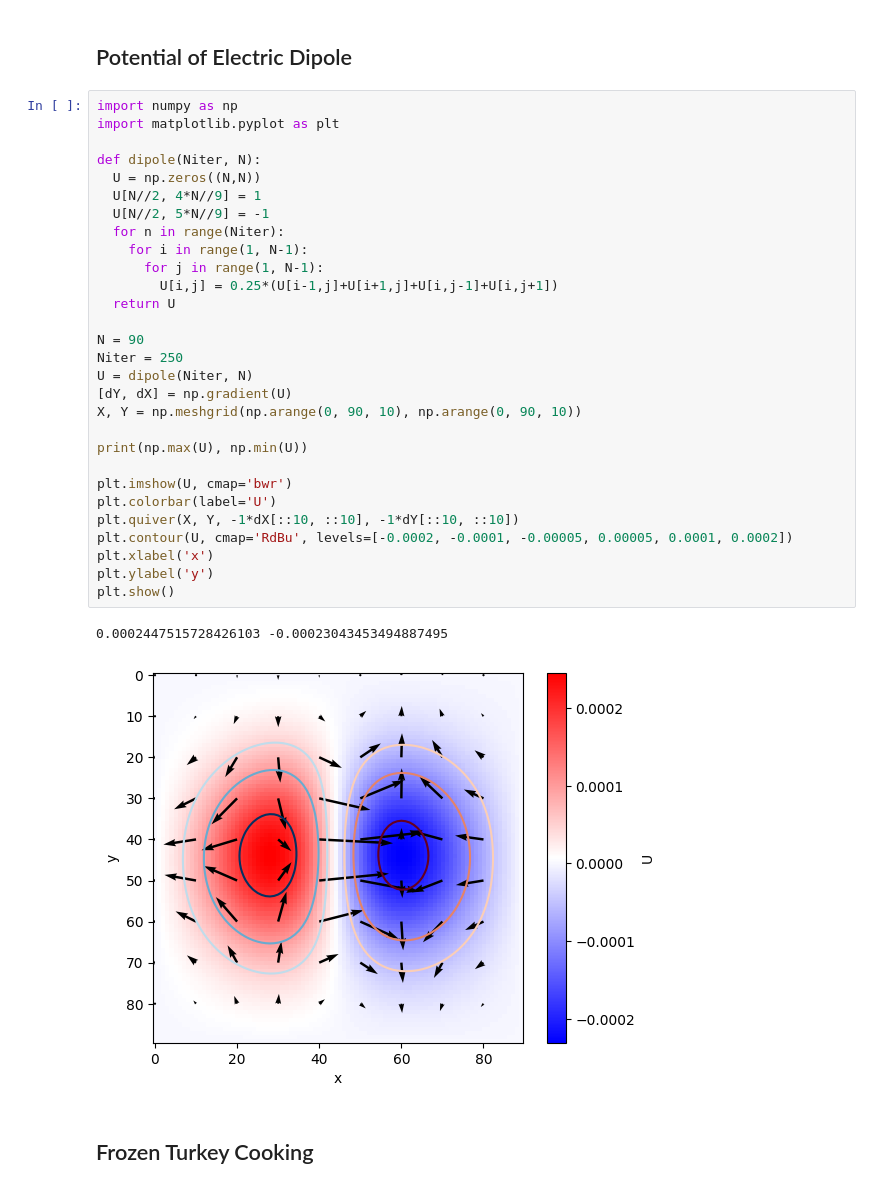
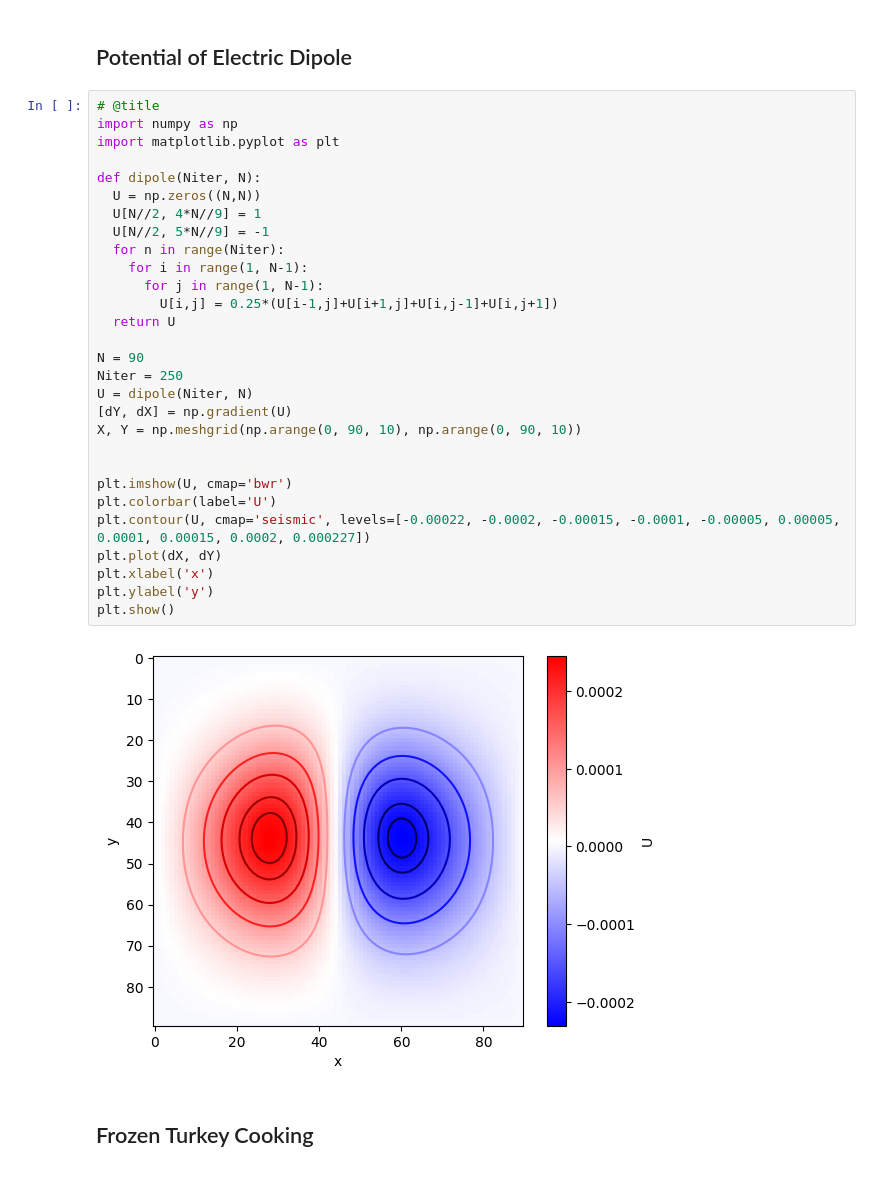
Before and after one commit to csch7/Computational-Physics, a Jupyter notebook: Homework-05.ipynb, the cells around one changed output. Saved outputs shown, nothing was run; the diff lists cells and outputs as text.

```diff
--- a/Homework-05.ipynb
+++ b/Homework-05.ipynb
@@ -3,37 +3,36 @@
 # %% [markdown]
 ## Potential of Electric Dipole
 # %%
+# @title
 import numpy as np
 import matplotlib.pyplot as plt
 
 def dipole(Niter, N):
   U = np.zeros((N,N))
   U[N//2, 4*N//9] = 1
   U[N//2, 5*N//9] = -1
   for n in range(Niter):
     for i in range(1, N-1):
       for j in range(1, N-1):
         U[i,j] = 0.25*(U[i-1,j]+U[i+1,j]+U[i,j-1]+U[i,j+1])
   return U
 
 N = 90
 Niter = 250
 U = dipole(Niter, N)
 [dY, dX] = np.gradient(U)
 X, Y = np.meshgrid(np.arange(0, 90, 10), np.arange(0, 90, 10))
 
-print(np.max(U), np.min(U))
 
 plt.imshow(U, cmap='bwr')
 plt.colorbar(label='U')
-plt.quiver(X, Y, -1*dX[::10, ::10], -1*dY[::10, ::10])
-plt.contour(U, cmap='RdBu', levels=[-0.0002, -0.0001, -0.00005, 0.00005, 0.0001, 0.0002])
+plt.contour(U, cmap='seismic', levels=[-0.00022, -0.0002, -0.00015, -0.0001, -0.00005, 0.00005, 0.0001, 0.00015, 0.0002, 0.000227])
+plt.plot(dX, dY)
 plt.xlabel('x')
 plt.ylabel('y')
 plt.show()
 # %% [output]
-0.0002447515728426103 -0.00023043453494887495
-[figure, old version]
+[figure, new version]
 # %% [markdown]
 ## Frozen Turkey Cooking
 # %%
```
Also changed, not shown: parts of 2 cells of this notebook.
